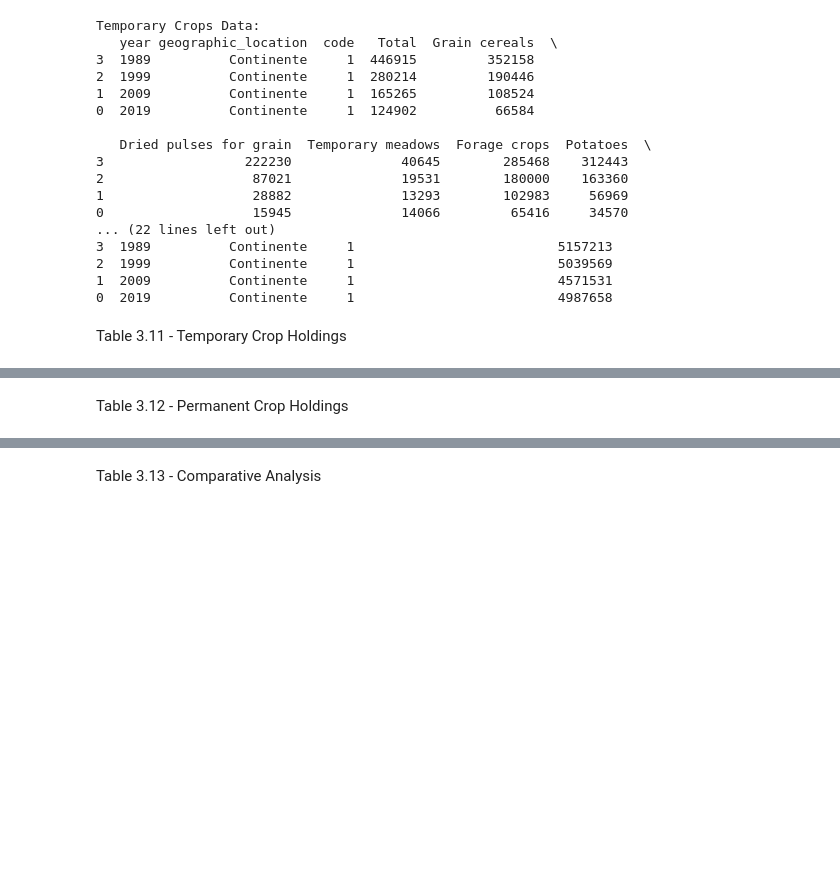
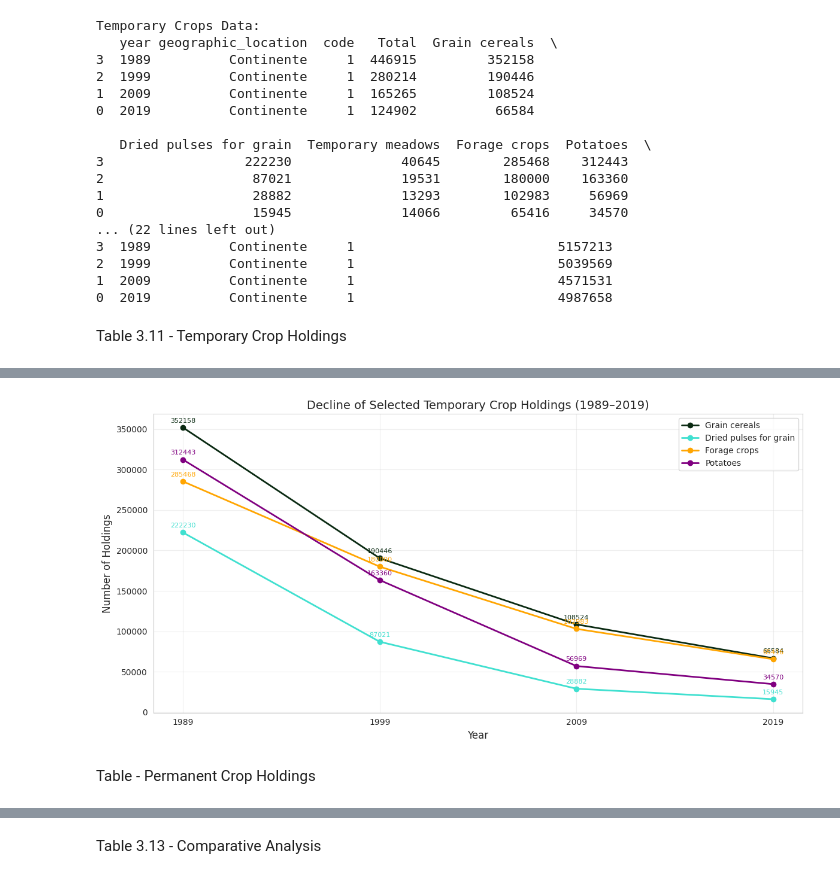
Before and after one commit to oxedanda/avcad_final_project, a Jupyter notebook: notebooks/04_permanent_temporary_crops.ipynb, the cells around one changed output, grey strips where cells are left out. Saved outputs shown, nothing was run; the diff lists cells and outputs as text; code cells hidden in the pictures; blank space fills up the shorter version.

```diff
--- a/notebooks/04_permanent_temporary_crops.ipynb
+++ b/notebooks/04_permanent_temporary_crops.ipynb
@@ -166,3 +153,46 @@ Flowers and ornamental plants   1005.0   1056.0   1744.0   1788.0     -43.8%
+# %%
+fig, ax = plt.subplots(figsize=(12, 6))
+
+specific_crops = ['Grain cereals', 'Dried pulses for grain', 'Forage crops', 'Potatoes']
+colors_decline = ['#0A2A12', '#40E0D0', '#FFA500', '#800080']
+
+for i, crop in enumerate(specific_crops):
+    ax.plot(
+        temp['year'],
+        temp[crop],
+        marker='o',
+        linewidth=2,
+        markersize=6,
+        color=colors_decline[i],
+        label=crop
+    )
+
+ax.set_title('Decline of Selected Temporary Crop Holdings (1989–2019)', fontsize=14)
+ax.set_xlabel('Year', fontsize=12)
+ax.set_ylabel('Number of Holdings', fontsize=12)
+ax.set_xticks([1989, 1999, 2009, 2019])
+ax.set_xticklabels([1989, 1999, 2009, 2019])
+ax.grid(True, alpha=0.3)
+ax.legend()
+
+for i, crop in enumerate(specific_crops):
+    for year in [1989, 1999, 2009, 2019]:
+        value = temp.loc[temp['year'] == year, crop].values[0]
+        ax.annotate(
+            f'{int(value)}',
+            (year, value),
+            textcoords='offset points',
+            xytext=(0, 6),
+            ha='center',
+            fontsize=8,
+            color=colors_decline[i]
+        )
+
+plt.tight_layout()
+plt.savefig('figure_decline_selected_temporary_crops.png', dpi=300, bbox_inches='tight')
+plt.show()
+# %% [output]
+[figure, added]
 # %% [markdown]
-Table 3.12 - Permanent Crop Holdings
+Table - Permanent Crop Holdings
 # %%
```
Also changed, not shown: parts of 14 cells of this notebook.
